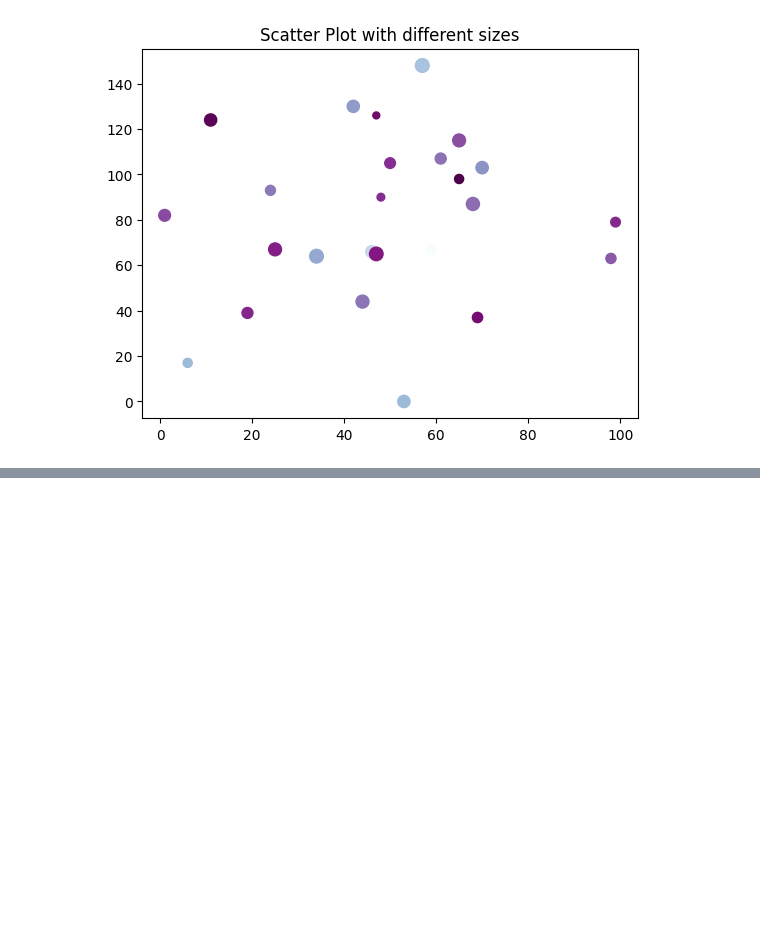
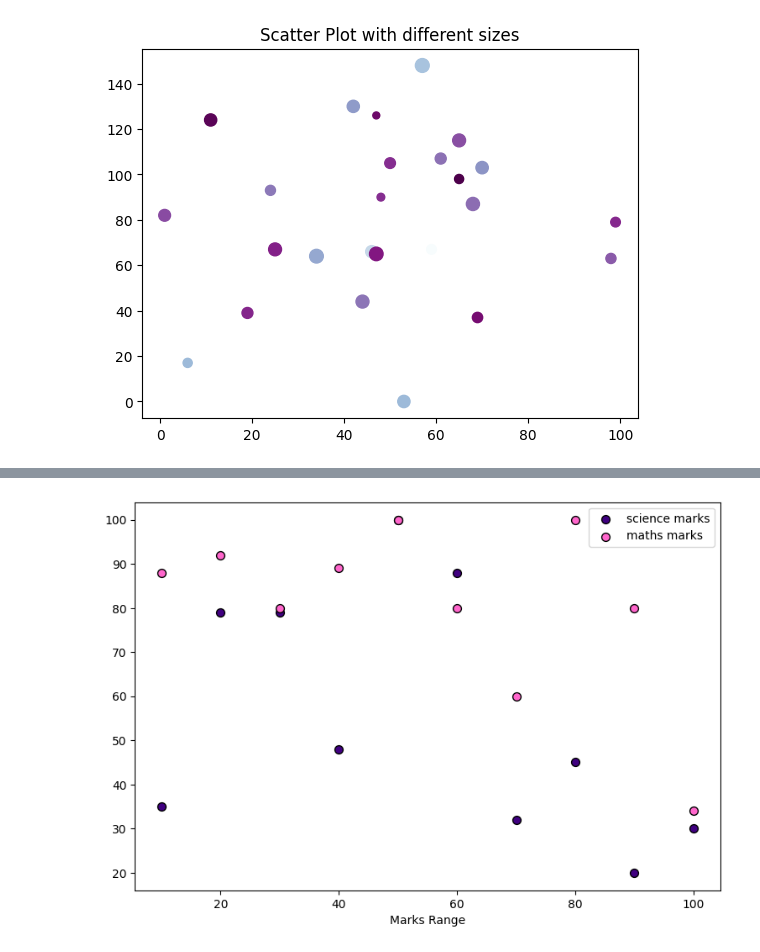
Before and after one commit to ayush-prajapati01/Python-Libraries, a Jupyter notebook: Matplotlib_Programs/scatterplot_programs.ipynb, the cells around one changed output, grey strips where cells are left out. Saved outputs shown, nothing was run; the diff lists cells and outputs as text; code cells hidden in the pictures; blank space fills up the shorter version.

Commit message:
[Ayush] Add: Python program to draw a scatter plot comparing two subject marks of Mathematics and Science.

```diff
--- a/Matplotlib_Programs/scatterplot_programs.ipynb
+++ b/Matplotlib_Programs/scatterplot_programs.ipynb
@@ -69,0 +75,18 @@ if __name__ == "__main__":
+# %%
+def main():
+    math_marks = np.array([88, 92, 80, 89, 100, 80, 60, 100, 80, 34])
+    science_marks = np.array([35, 79, 79, 48, 100, 88, 32, 45, 20, 30])
+    marks_range = np.array([10, 20, 30, 40, 50, 60, 70, 80, 90, 100])
+
+    plt.figure(figsize=(9,6))
+    plt.scatter(marks_range, science_marks, c = '#400080', s = [50], label = 'science marks', edgecolor='black')
+    plt.scatter(marks_range, math_marks, c = '#ff66cc', s = [50], label = 'maths marks', edgecolor='black')
+    plt.xlabel("Marks Range")
+    plt.legend()
+    plt.show()
+
+
+if __name__ == "__main__":
+    main()
+# %% [output]
+[figure, added]
```
Also changed, not shown: parts of 1 cell of this notebook.
